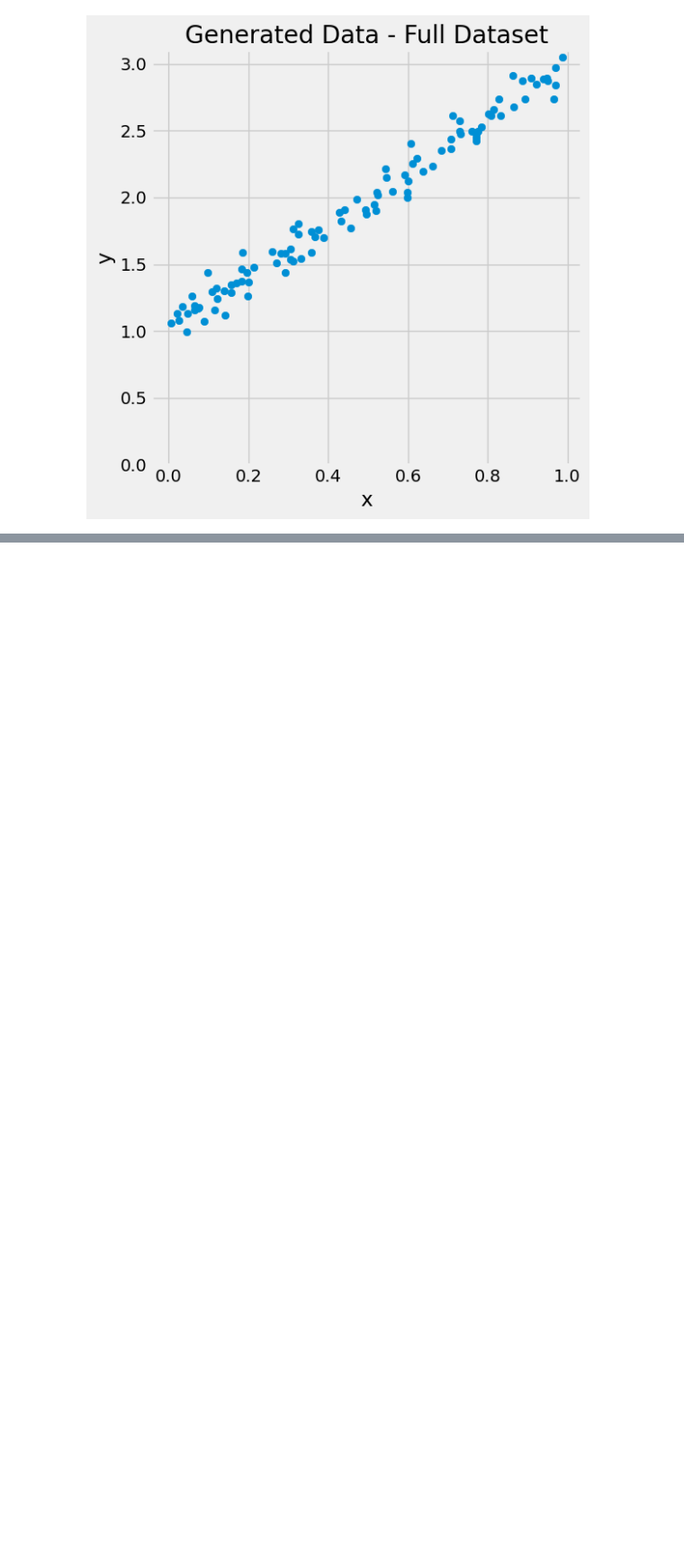
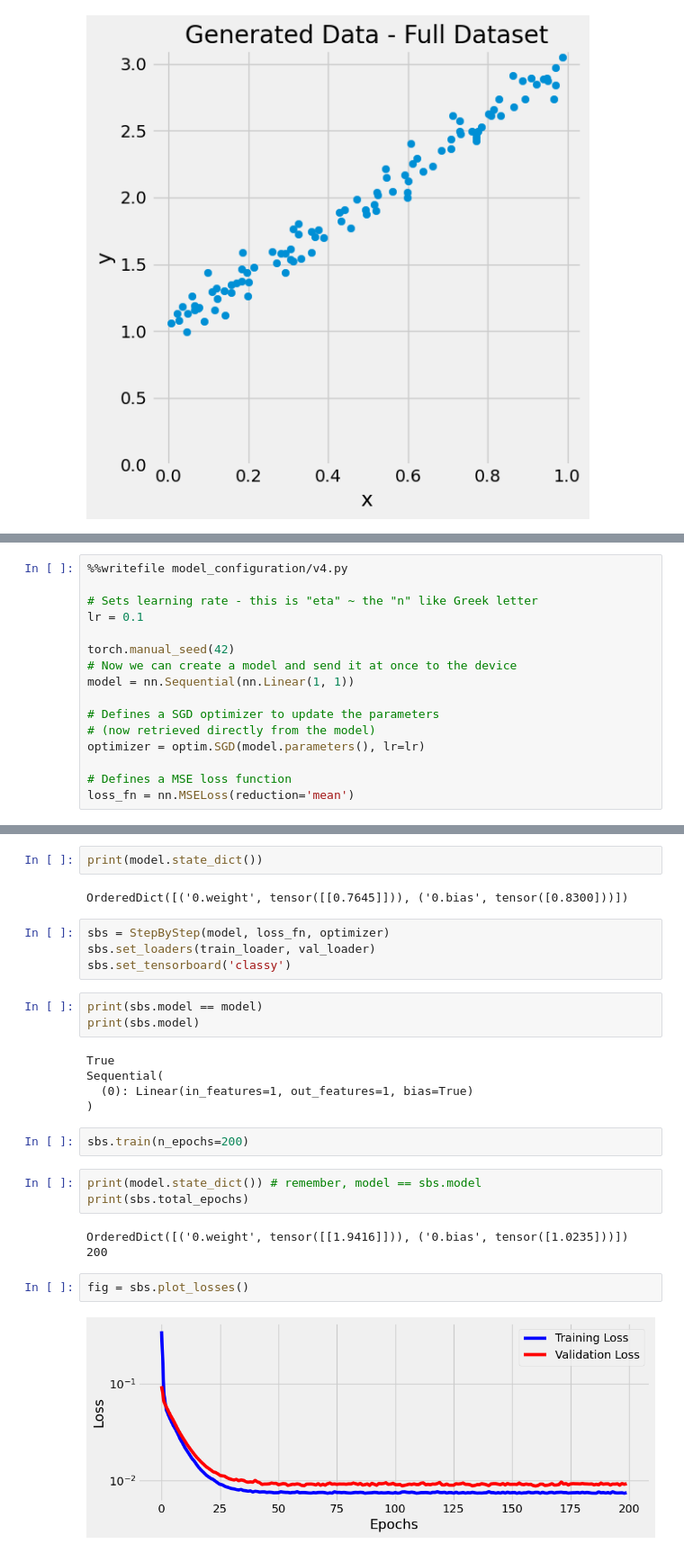
Before and after one commit to kozanakyel/AI-NN-PyTorch-kz, a Jupyter notebook: going_classy_torch.ipynb, the cells around one changed output, grey strips where cells are left out. Shown at 90% size. Cells and saved outputs as stored; diff of their text form; blank space fills up the shorter version.

Commit message:
training loopps for torch step by

```diff
--- a/going_classy_torch.ipynb
+++ b/going_classy_torch.ipynb
@@ -616,0 +640,16 @@ fig = cplt.figure1(x, y)
+# %%
+%%writefile model_configuration/v4.py
+
+# Sets learning rate - this is "eta" ~ the "n" like Greek letter
+lr = 0.1
+
+torch.manual_seed(42)
+# Now we can create a model and send it at once to the device
+model = nn.Sequential(nn.Linear(1, 1))
+
+# Defines a SGD optimizer to update the parameters
+# (now retrieved directly from the model)
+optimizer = optim.SGD(model.parameters(), lr=lr)
+
+# Defines a MSE loss function
+loss_fn = nn.MSELoss(reduction='mean')
@@ -616,0 +662,28 @@ fig = cplt.figure1(x, y)
+# %%
+print(model.state_dict())
+# %% [output]
+OrderedDict([('0.weight', tensor([[0.7645]])), ('0.bias', tensor([0.8300]))])
+# %%
+sbs = StepByStep(model, loss_fn, optimizer)
+sbs.set_loaders(train_loader, val_loader)
+sbs.set_tensorboard('classy')
+# %%
+print(sbs.model == model)
+print(sbs.model)
+# %% [output]
+True
+Sequential(
+  (0): Linear(in_features=1, out_features=1, bias=True)
+)
+# %%
+sbs.train(n_epochs=200)
+# %%
+print(model.state_dict()) # remember, model == sbs.model
+print(sbs.total_epochs)
+# %% [output]
+OrderedDict([('0.weight', tensor([[1.9416]])), ('0.bias', tensor([1.0235]))])
+200
+# %%
+fig = sbs.plot_losses()
+# %% [output]
+[figure, added]
```
Also changed, not shown: parts of 21 cells of this notebook, 7 other files.
